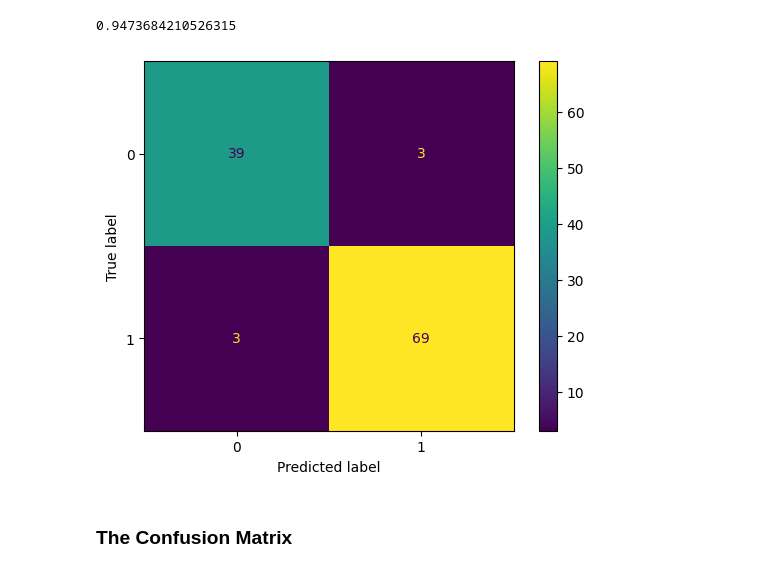
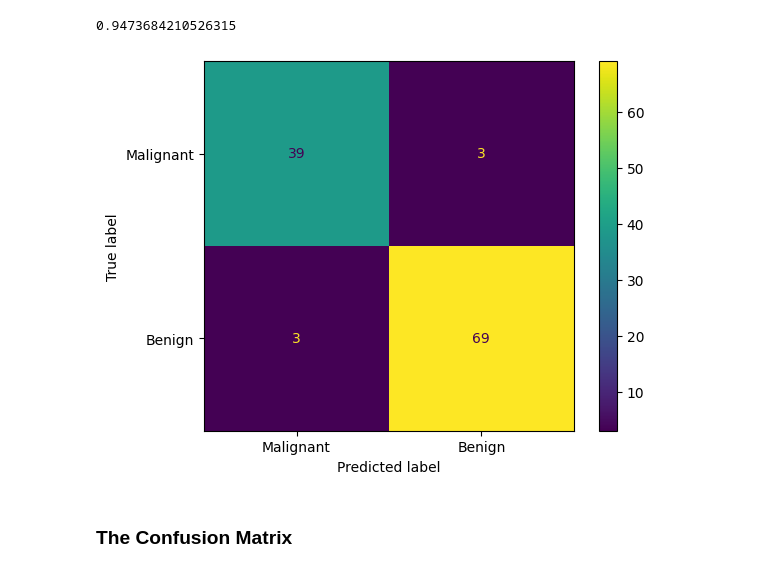
Before and after one commit to mahynski/chemometric-carpentry, a Jupyter notebook: notebooks/1.4_Statistics_Background.ipynb, the cells around one changed output. Cells and saved outputs as stored; diff of their text form; code cells hidden in the pictures.

```diff
--- a/notebooks/1.4_Statistics_Background.ipynb
+++ b/notebooks/1.4_Statistics_Background.ipynb
@@ -356,9 +357,9 @@ rf_balanced.score(X_test, y_test)
 0.9473684210526315
 # %%
 from sklearn.metrics import ConfusionMatrixDisplay
-_ = ConfusionMatrixDisplay.from_estimator(rf_balanced, X_test, y_test)
+_ = ConfusionMatrixDisplay.from_estimator(rf_balanced, X_test, y_test, display_labels=['Malignant', 'Benign'])
 # %% [output]
-[figure, old version]
+[figure, new version]
 # %% [markdown]
 ### The Confusion Matrix
 # %% [markdown]
```
Also changed, not shown: parts of 11 cells of this notebook.
